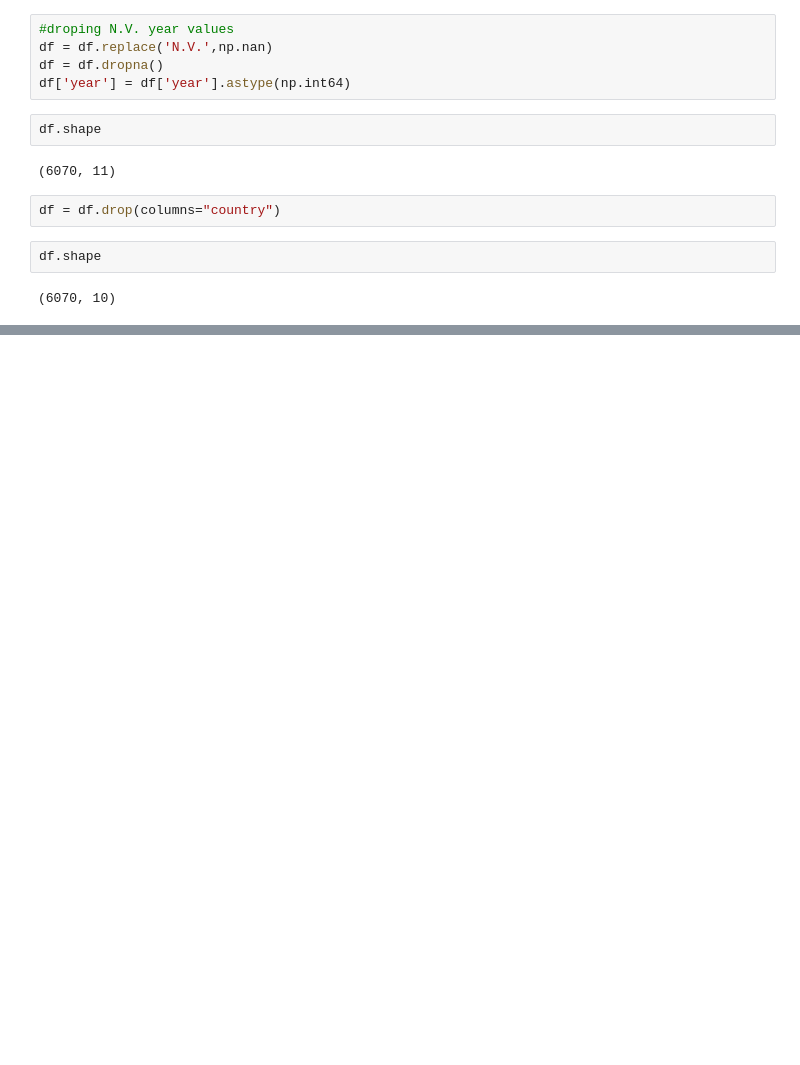
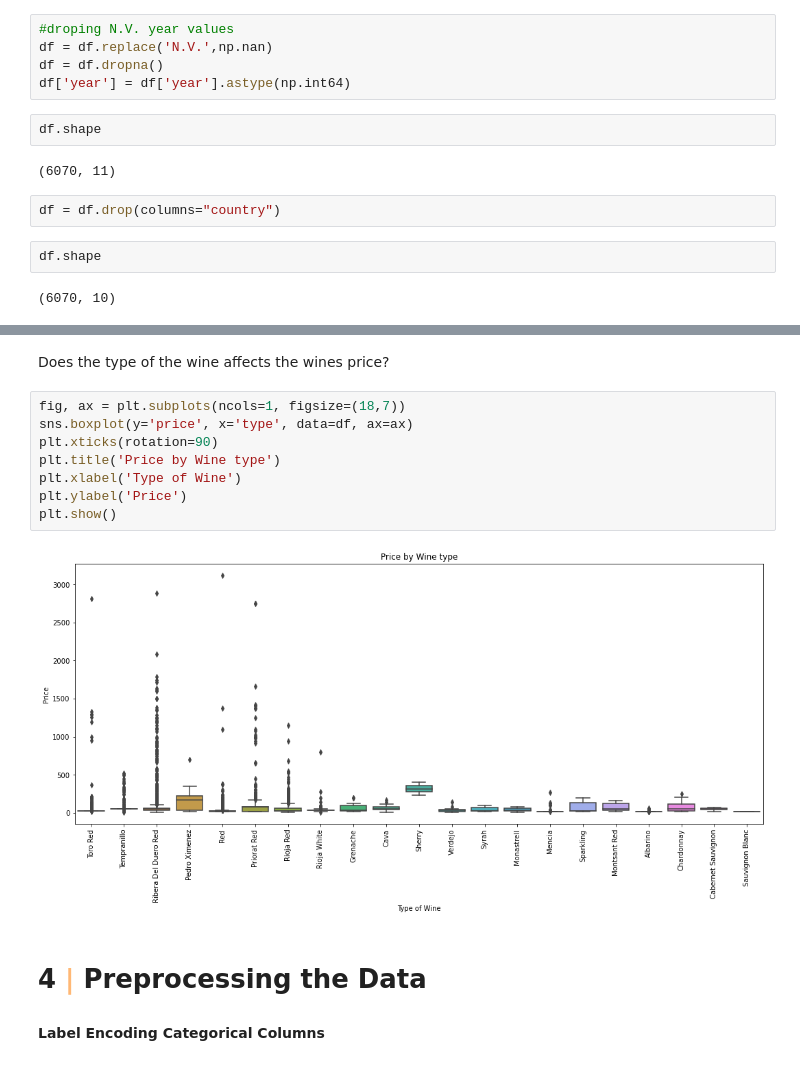
Before and after one commit to javihm77/Data-Science, a Jupyter notebook: Linear Regression/Wine Price Regression.ipynb, the cells around one changed output, grey strips where cells are left out. Drawn from its saved outputs; the diff is of its cells as text; blank space fills up the shorter version.

Commit message:
wine regression analysis

```diff
--- a/Linear Regression/Wine Price Regression.ipynb
+++ b/Linear Regression/Wine Price Regression.ipynb
@@ -148,0 +158,15 @@ df.shape
+# %% [markdown]
+Does the type of the wine affects the wines price?
+# %%
+fig, ax = plt.subplots(ncols=1, figsize=(18,7))
+sns.boxplot(y='price', x='type', data=df, ax=ax)
+plt.xticks(rotation=90)
+plt.title('Price by Wine type')
+plt.xlabel('Type of Wine')
+plt.ylabel('Price')
+plt.show()
+# %% [output]
+[figure, added]
+# %% [markdown]
+# <b>4 <span style='color:#FFB875'>|</span> Preprocessing the Data</b>
+#### Label Encoding Categorical Columns
```
Also changed, not shown: parts of 26 cells of this notebook.
